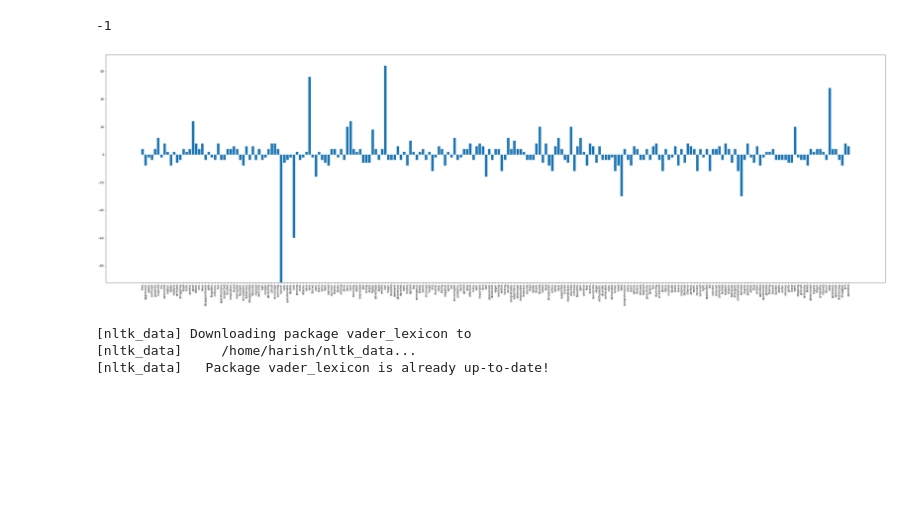
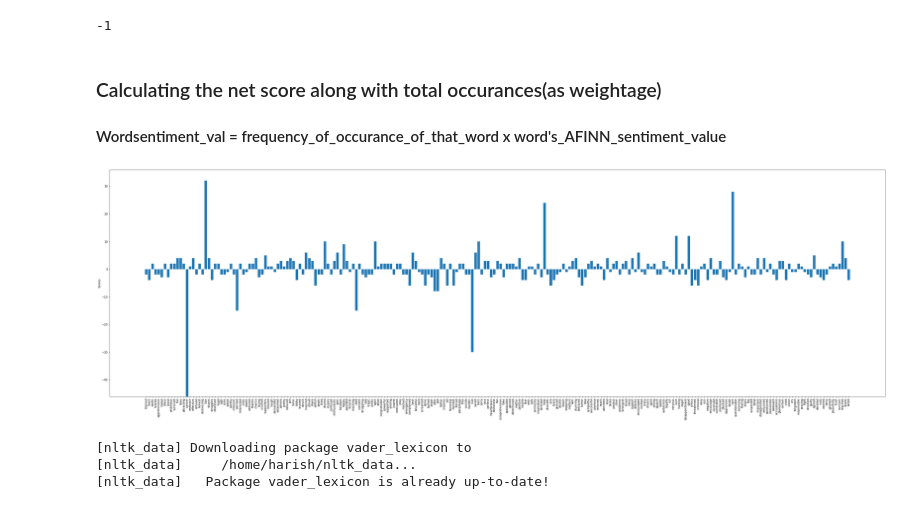
Before and after one commit to harishaaram/NewsOptimism, a Jupyter notebook: Data_Analysis.ipynb, the cells around one changed output. Drawn from its saved outputs; the diff is of its cells as text; code cells hidden in the pictures; blank space fills up the shorter version.

Commit message:
image plot added to local disk

```diff
--- a/Data_Analysis.ipynb
+++ b/Data_Analysis.ipynb
@@ -561,4 +530,8 @@ print(sorted(word_count.items(), key=lambda x:x[1], reverse=True)[:10])
 afinn['cancer']
 # %% [output]
 -1
+# %% [markdown]
+### Calculating the net score along with total occurances(as weightage)
+
+#### Wordsentiment_val = frequency_of_occurance_of_that_word x word's_AFINN_sentiment_value
 # %%
@@ -569,16 +542,17 @@ for word_tup in word_count.items():
 # %%
 import matplotlib.pyplot as plt
 
 D = wt_dict
 fig, ax = plt.subplots()
 plt.bar(range(len(D)), list(D.values()), align='center')
 
 fig.set_size_inches(50, 15)
 plt.xticks(range(len(D)), list(D.keys()),rotation='vertical')
-plt.savefig('foo.png')
+plt.ylabel('Scores')
+plt.savefig('cancer_story.png')
 plt.show()
 # %% [output]
-[figure, old version]
+[figure, new version]
 # %%
 nltk.download("vader_lexicon")
 # %% [output]
```
Also changed, not shown: parts of 49 cells of this notebook.
